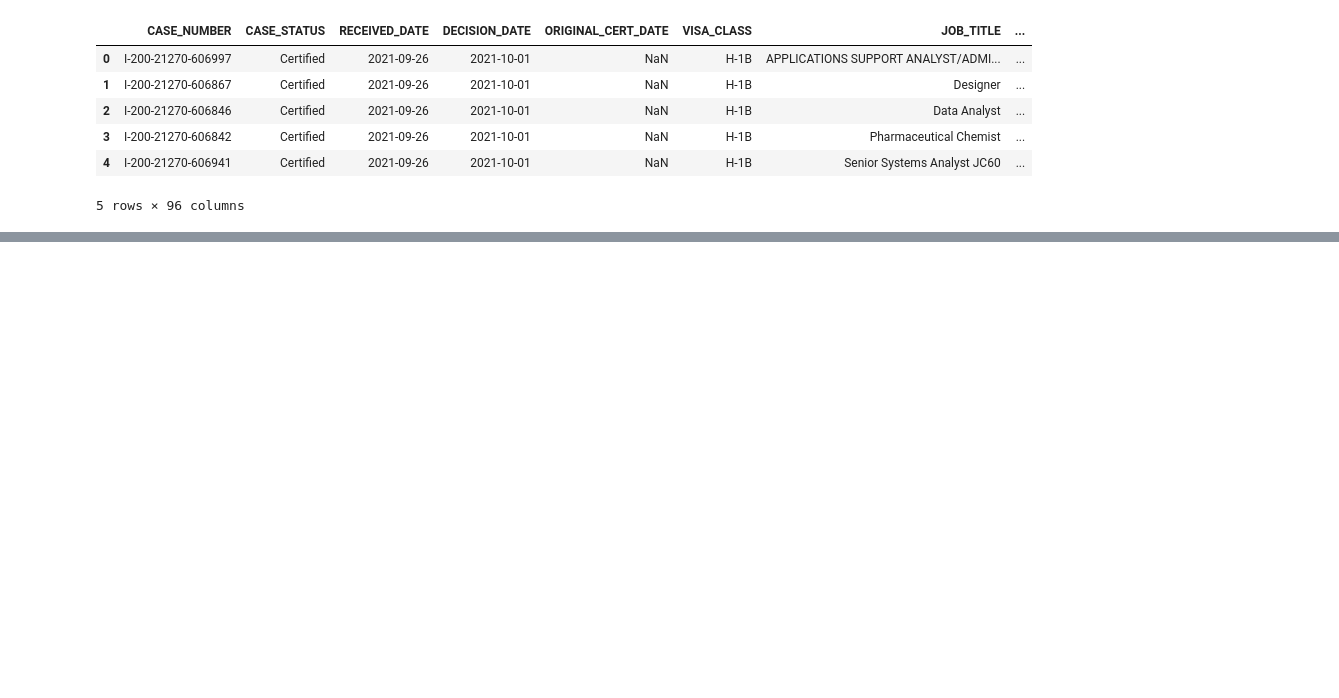
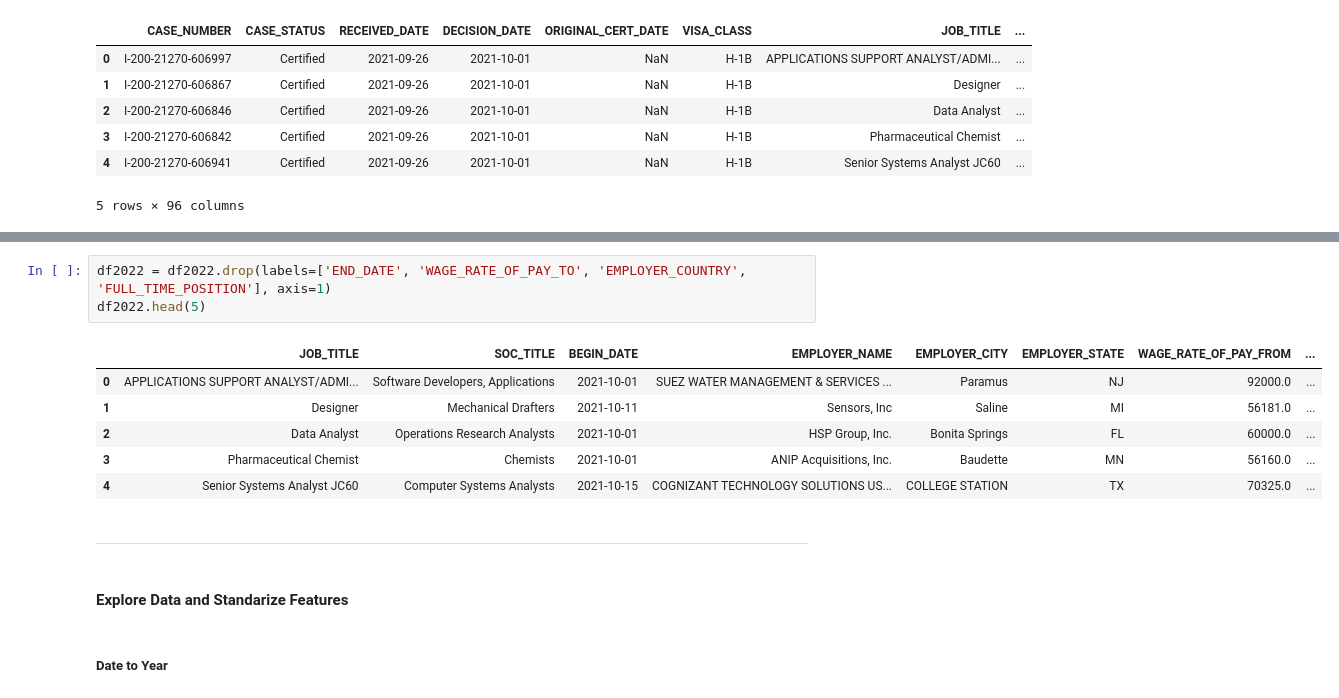
Before and after one commit to mistaround/h1b-analysis, a Jupyter notebook: main.ipynb, the cells around one changed output, grey strips where cells are left out. Cells and saved outputs as stored; diff of their text form; blank space fills up the shorter version.

```diff
--- a/main.ipynb
+++ b/main.ipynb
@@ -167,0 +214,16 @@ dtype: float64
+# %%
+df2022 = df2022.drop(labels=['END_DATE', 'WAGE_RATE_OF_PAY_TO', 'EMPLOYER_COUNTRY', 'FULL_TIME_POSITION'], axis=1)
+df2022.head(5)
+# %% [output]
+|  | JOB_TITLE | SOC_TITLE | BEGIN_DATE | EMPLOYER_NAME | EMPLOYER_CITY | EMPLOYER_STATE | WAGE_RATE_OF_PAY_FROM | ... |
+| 0 | APPLICATIONS SUPPORT ANALYST/ADMI... | Software Developers, Applications | 2021-10-01 | SUEZ WATER MANAGEMENT & SERVICES ... | Paramus | NJ | 92000.0 | ... |
+| 1 | Designer | Mechanical Drafters | 2021-10-11 | Sensors, Inc | Saline | MI | 56181.0 | ... |
+| 2 | Data Analyst | Operations Research Analysts | 2021-10-01 | HSP Group, Inc. | Bonita Springs | FL | 60000.0 | ... |
+| 3 | Pharmaceutical Chemist | Chemists | 2021-10-01 | ANIP Acquisitions, Inc. | Baudette | MN | 56160.0 | ... |
+| 4 | Senior Systems Analyst JC60 | Computer Systems Analysts | 2021-10-15 | COGNIZANT TECHNOLOGY SOLUTIONS US... | COLLEGE STATION | TX | 70325.0 | ... |
+# %% [markdown]
+______
+# %% [markdown]
+#### Explore Data and Standarize Features
+# %% [markdown]
+##### Date to Year
```
Also changed, not shown: parts of 40 cells of this notebook, 1 other file.
